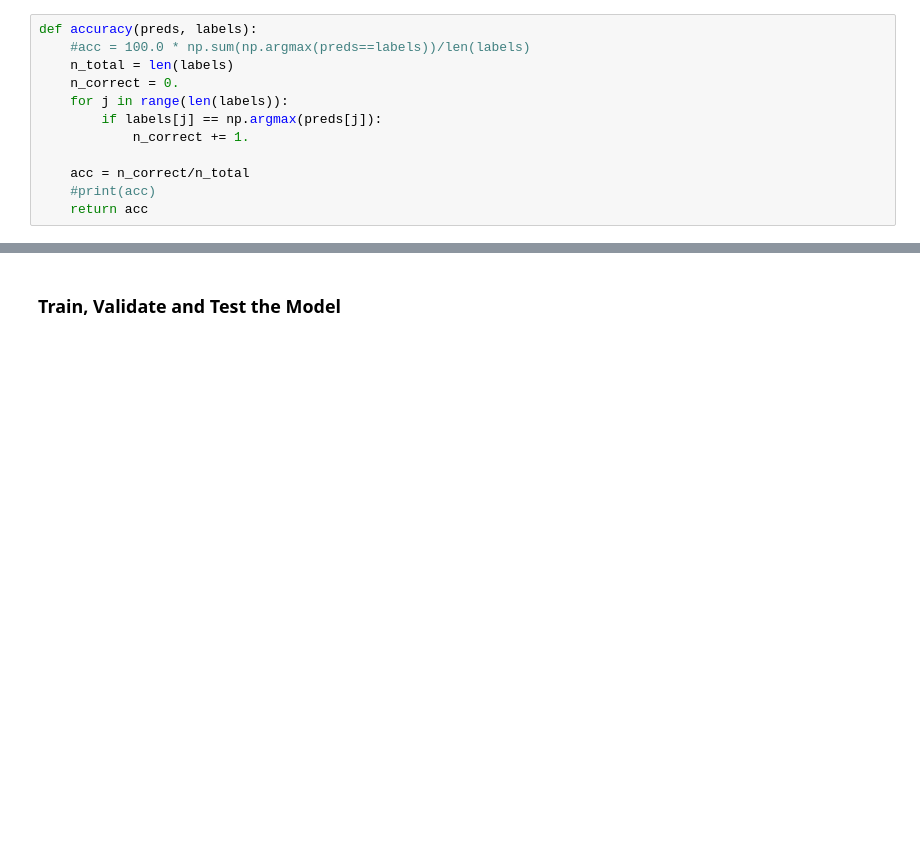
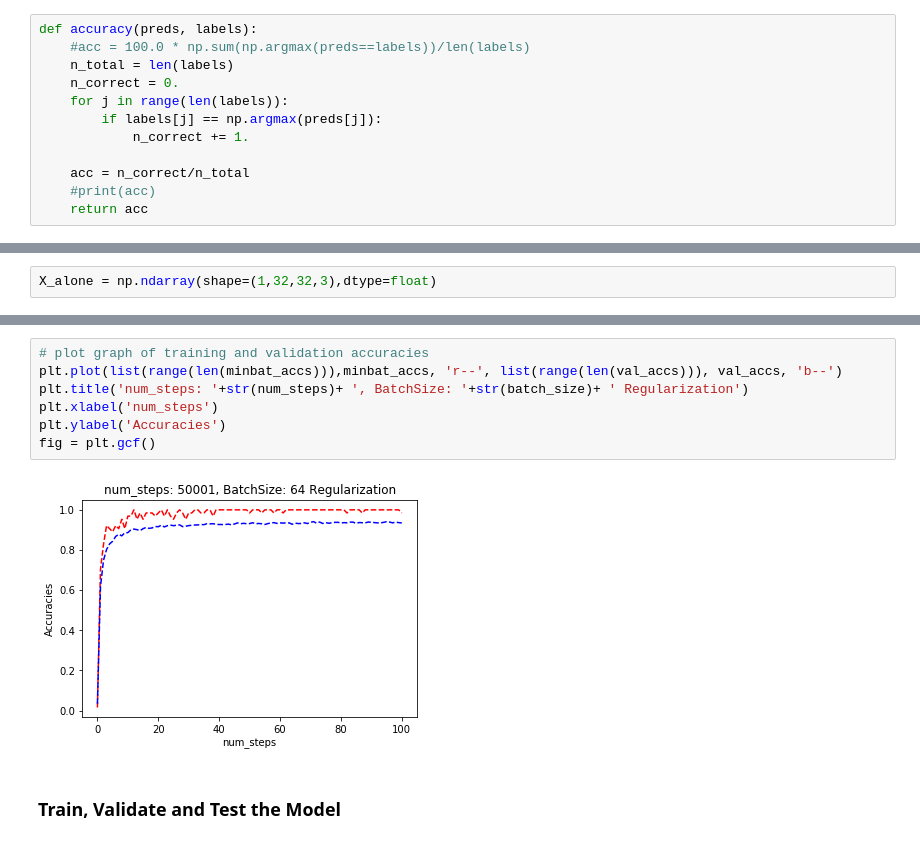
Before and after one commit to manprets/traffic_sign_classifier, a Jupyter notebook: traffic_sign_classifier.ipynb, the cells around one changed output, grey strips where cells are left out. Saved outputs shown, nothing was run; the diff lists cells and outputs as text; blank space fills up the shorter version.

```diff
--- a/traffic_sign_classifier.ipynb
+++ b/traffic_sign_classifier.ipynb
@@ -546,0 +562,2 @@ def accuracy(preds, labels):
+# %%
+X_alone = np.ndarray(shape=(1,32,32,3),dtype=float)
@@ -547,3 +733,12 @@ def accuracy(preds, labels):
+# %%
+# plot graph of training and validation accuracies
+plt.plot(list(range(len(minbat_accs))),minbat_accs, 'r--', list(range(len(val_accs))), val_accs, 'b--')
+plt.title('num_steps: '+str(num_steps)+ ', BatchSize: '+str(batch_size)+ ' Regularization')
+plt.xlabel('num_steps')
+plt.ylabel('Accuracies')
+fig = plt.gcf()
+# %% [output]
+[figure, added]
 # %% [markdown]
 ### Train, Validate and Test the Model
 # %% [markdown]
```
Also changed, not shown: parts of 70 cells of this notebook.
